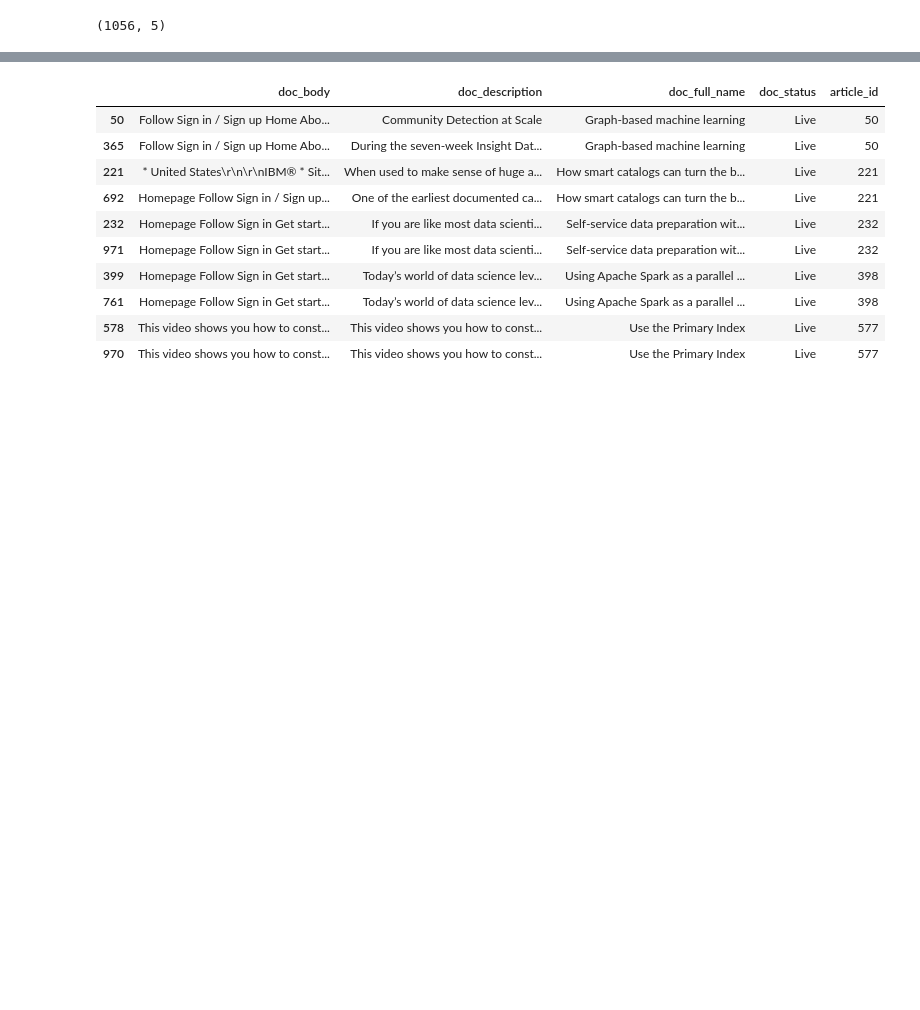
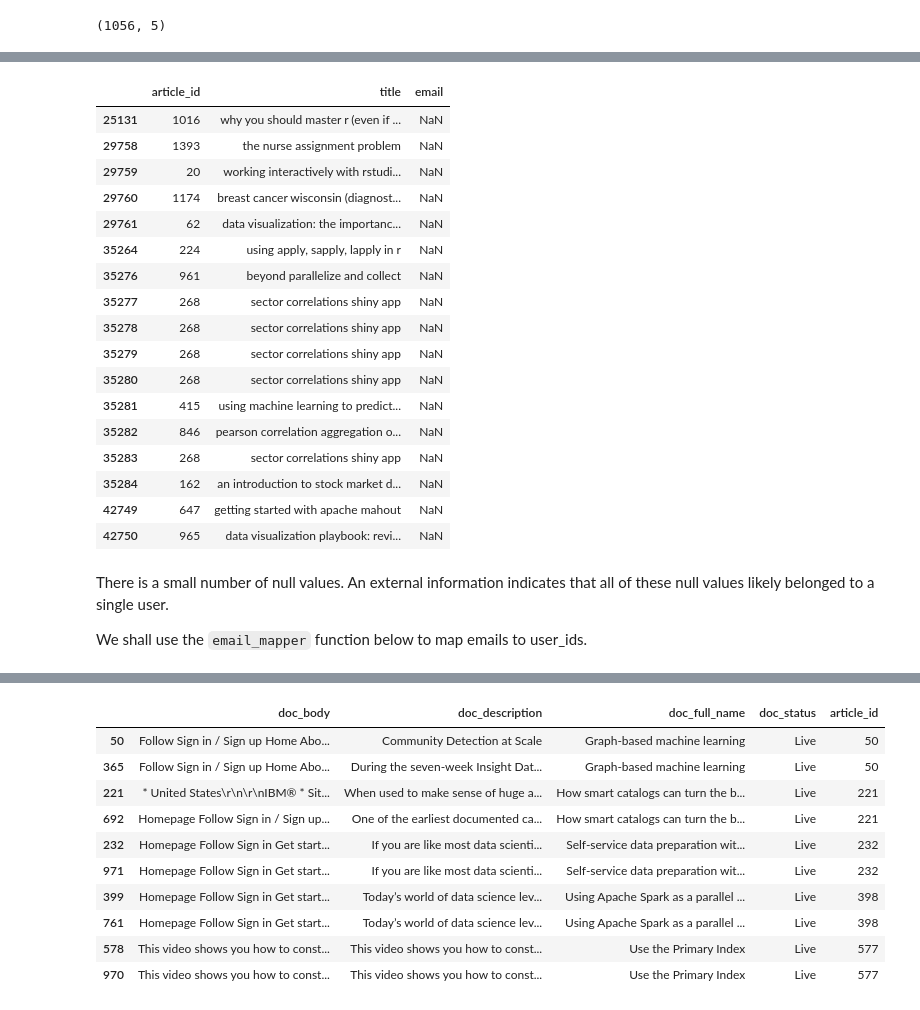
Before and after one commit to hchen3368/Articles-Recommendation-on-IBM-Watson, a Jupyter notebook: 1_notebook_EDA_&_Cleaning.ipynb, the cells around one changed output, grey strips where cells are left out. Saved outputs shown, nothing was run; the diff lists cells and outputs as text; code cells hidden in the pictures; blank space fills up the shorter version.

```diff
--- a/1_notebook_EDA_&_Cleaning.ipynb
+++ b/1_notebook_EDA_&_Cleaning.ipynb
@@ -169 +175,27 @@ Text(0.5, 0, 'log-scale: count of articles read for each user')
+# %%
+# take a look at the missing data
+df[df.email.isna()]
+# %% [output]
+|  | article_id | title | email |
+| 25131 | 1016 | why you should master r (even if ... | NaN |
+| 29758 | 1393 | the nurse assignment problem | NaN |
+| 29759 | 20 | working interactively with rstudi... | NaN |
+| 29760 | 1174 | breast cancer wisconsin (diagnost... | NaN |
+| 29761 | 62 | data visualization: the importanc... | NaN |
+| 35264 | 224 | using apply, sapply, lapply in r | NaN |
+| 35276 | 961 | beyond parallelize and collect | NaN |
+| 35277 | 268 | sector correlations shiny app | NaN |
+| 35278 | 268 | sector correlations shiny app | NaN |
+| 35279 | 268 | sector correlations shiny app | NaN |
+| 35280 | 268 | sector correlations shiny app | NaN |
+| 35281 | 415 | using machine learning to predict... | NaN |
+| 35282 | 846 | pearson correlation aggregation o... | NaN |
+| 35283 | 268 | sector correlations shiny app | NaN |
+| 35284 | 162 | an introduction to stock market d... | NaN |
+| 42749 | 647 | getting started with apache mahout | NaN |
+| 42750 | 965 | data visualization playbook: revi... | NaN |
+# %% [markdown]
+There is a small number of null values. An external information indicates that all of these null values likely belonged to a single user.
+
+We shall use the `email_mapper` function below to map emails to user_ids.
 # %%
```
Also changed, not shown: parts of 109 cells of this notebook, 1 other file.
